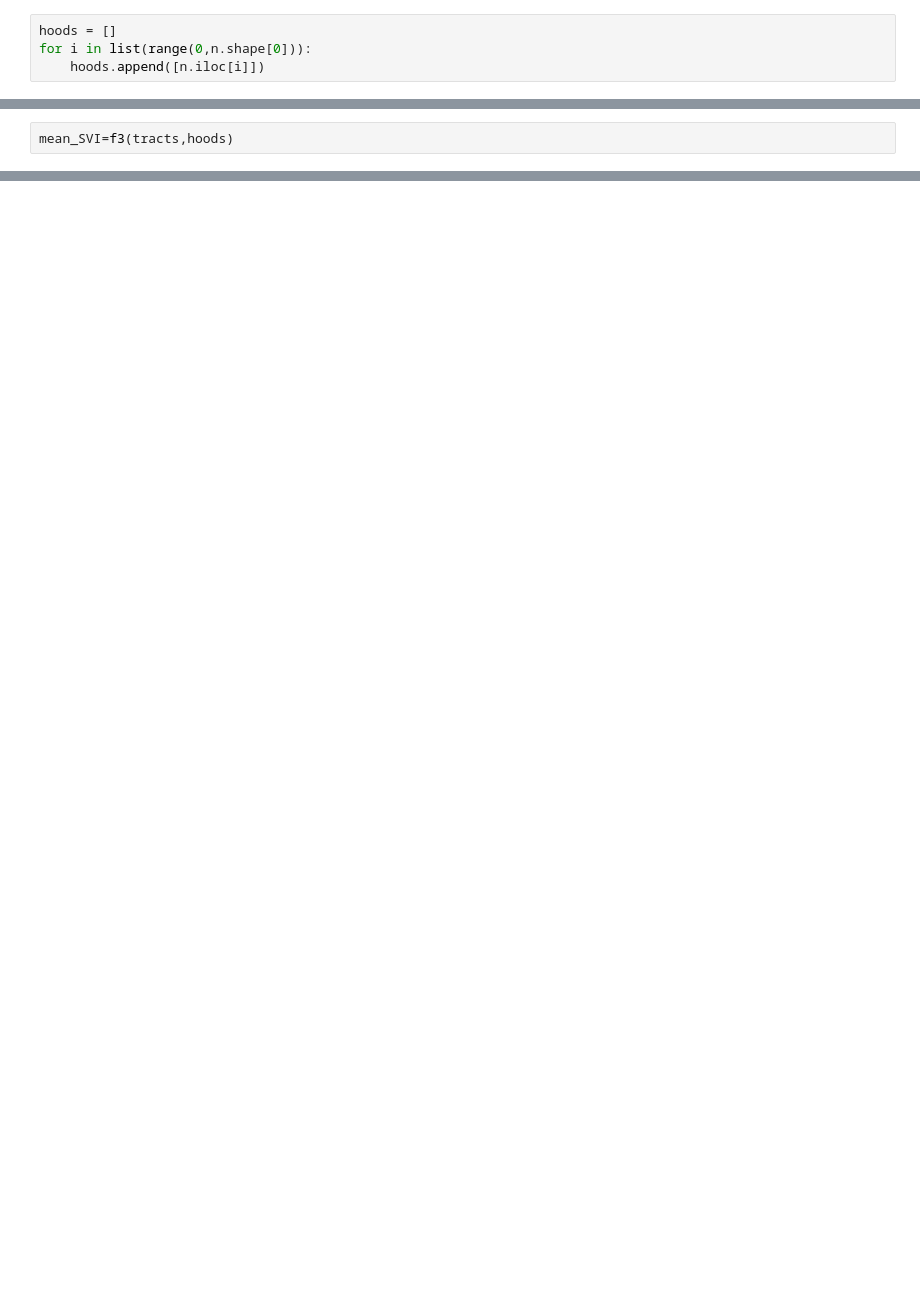
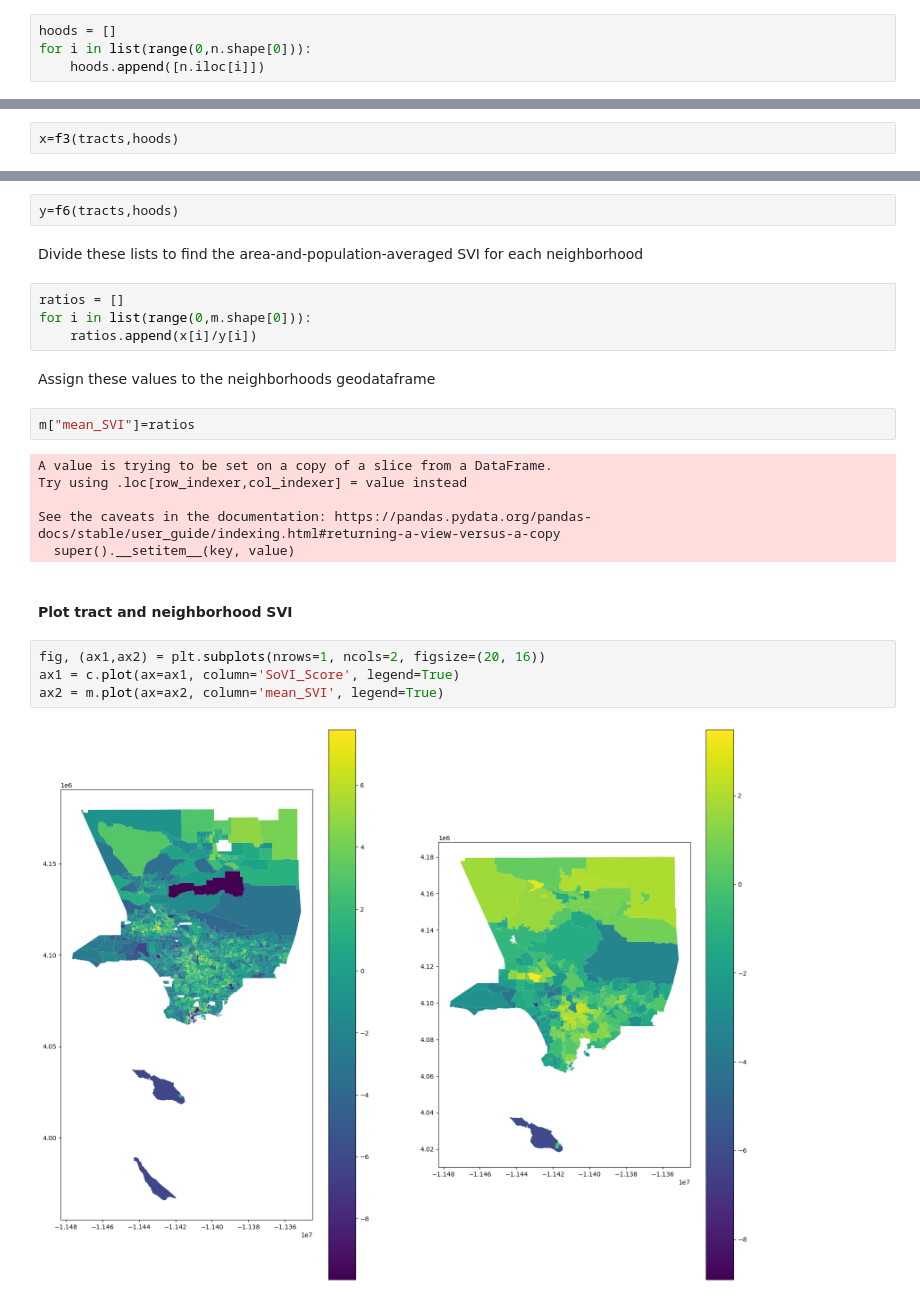
Before and after one commit to aron-walker/water-group, a Jupyter notebook: group-assignments/Final/neighborhoods.ipynb, the cells around one changed output, grey strips where cells are left out. Cells and saved outputs as stored; diff of their text form; blank space fills up the shorter version.

Commit message:
neighborhoods working now

```diff
--- a/group-assignments/Final/neighborhoods.ipynb
+++ b/group-assignments/Final/neighborhoods.ipynb
@@ -30,2 +72,2 @@ def f3(aa,bb):
 # %%
-mean_SVI=f3(tracts,hoods)
+x=f3(tracts,hoods)
@@ -33,0 +76,26 @@ GEOSException: TopologyException: Input geom 1 is invalid: Nested shells at -114
+# %%
+y=f6(tracts,hoods)
+# %% [markdown]
+Divide these lists to find the area-and-population-averaged SVI for each neighborhood
+# %%
+ratios = []
+for i in list(range(0,m.shape[0])):
+    ratios.append(x[i]/y[i])
+# %% [markdown]
+Assign these values to the neighborhoods geodataframe
+# %%
+m["mean_SVI"]=ratios
+# %% [output]
+A value is trying to be set on a copy of a slice from a DataFrame.
+Try using .loc[row_indexer,col_indexer] = value instead
+
+See the caveats in the documentation: https://pandas.pydata.org/pandas-docs/stable/user_guide/indexing.html#returning-a-view-versus-a-copy
+  super().__setitem__(key, value)
+# %% [markdown]
+#### Plot tract and neighborhood SVI
+# %%
+fig, (ax1,ax2) = plt.subplots(nrows=1, ncols=2, figsize=(20, 16))
+ax1 = c.plot(ax=ax1, column='SoVI_Score', legend=True)
+ax2 = m.plot(ax=ax2, column='mean_SVI', legend=True)
+# %% [output]
+[figure, added]
```
Also changed, not shown: parts of 26 cells of this notebook.
